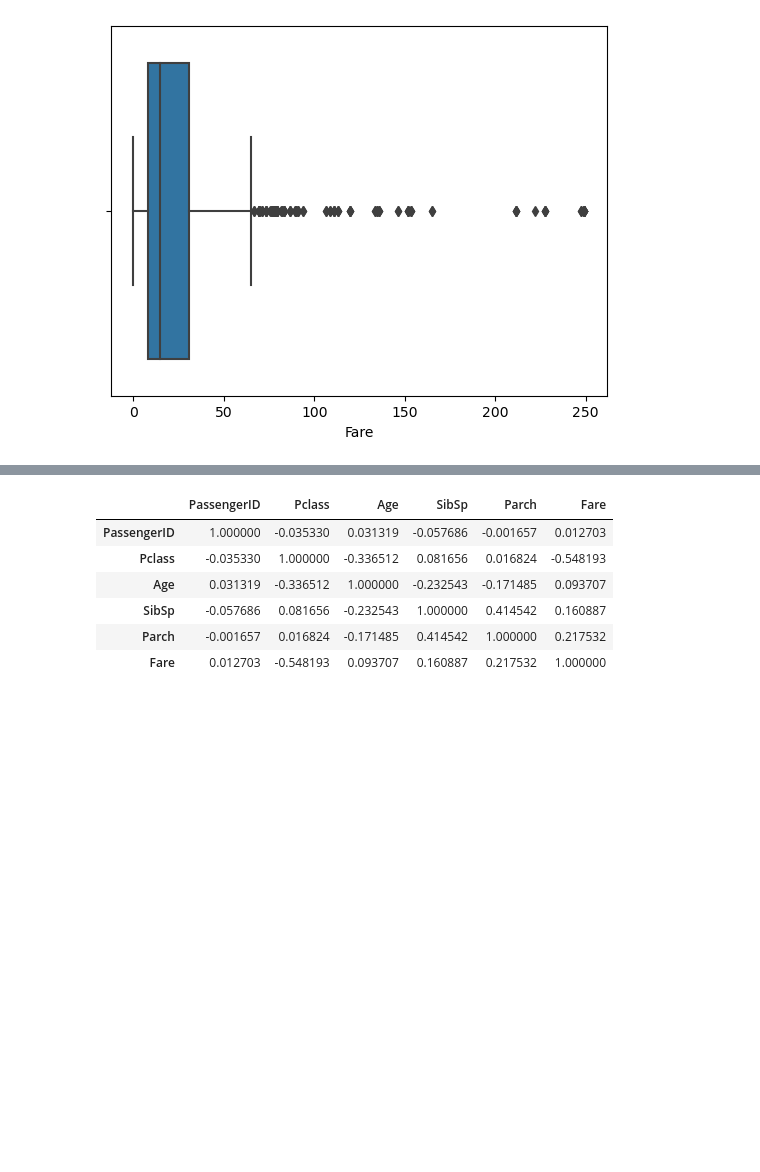
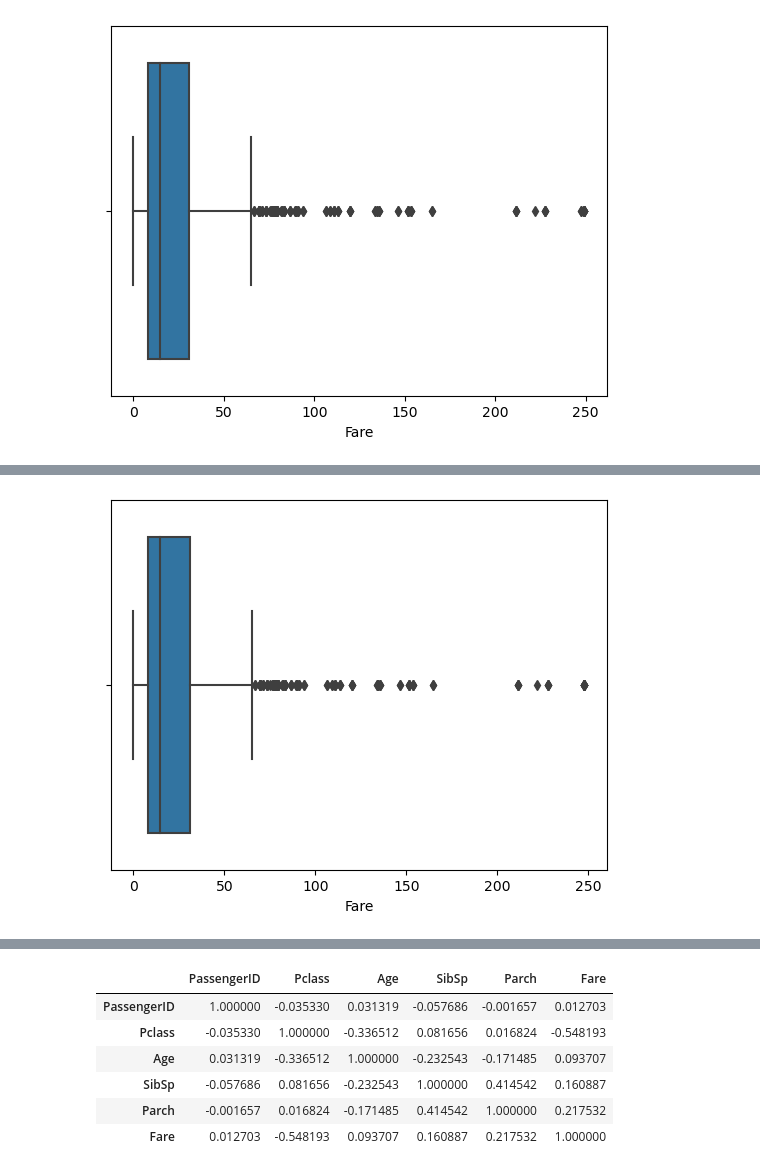
Before and after one commit to 04exer/Data-Analysis, a Jupyter notebook: Titanic_Data.ipynb, the cells around one changed output, grey strips where cells are left out. Drawn from its saved outputs; the diff is of its cells as text; code cells hidden in the pictures; blank space fills up the shorter version.

```diff
--- a/Titanic_Data.ipynb
+++ b/Titanic_Data.ipynb
@@ -356,0 +378,5 @@ plt.show()
+# %%
+sns.boxplot(x=df["Fare"])
+plt.show()
+# %% [output]
+[figure, added]
```
Also changed, not shown: parts of 19 cells of this notebook.
